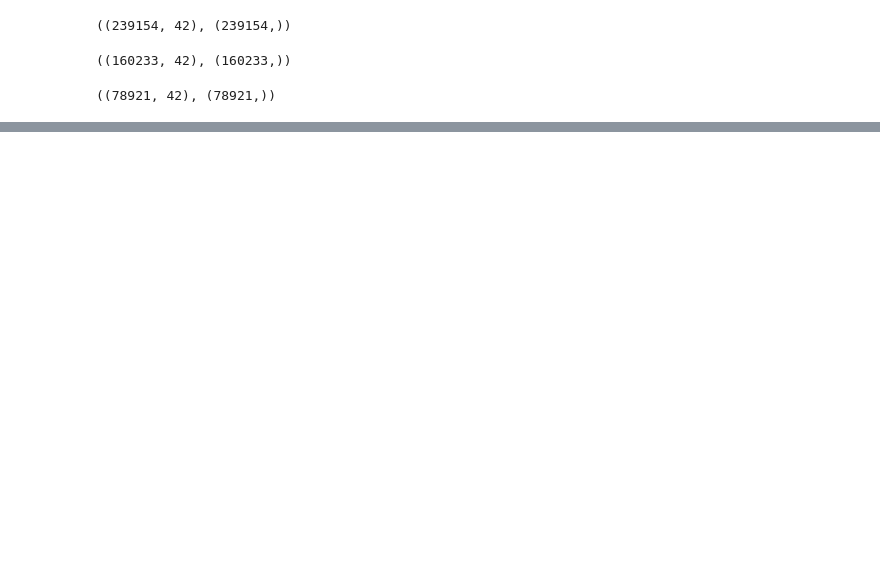
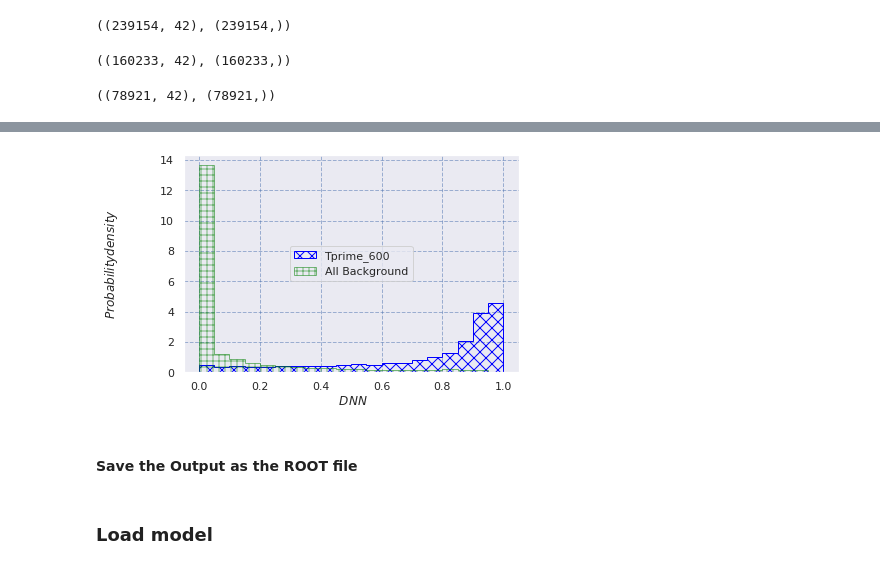
Before and after one commit to raj2022/Analysis_CMS_CERN, a Jupyter notebook: Codes/Training with TPrime_600GeV_&_all_five_As_ background_except_thq.ipynb, the cells around one changed output, grey strips where cells are left out. Drawn from its saved outputs; the diff is of its cells as text; code cells hidden in the pictures; blank space fills up the shorter version.

```diff
--- a/Codes/Training with TPrime_600GeV_&_all_five_As_ background_except_thq.ipynb
+++ b/Codes/Training with TPrime_600GeV_&_all_five_As_ background_except_thq.ipynb
@@ -315,0 +375,29 @@ Wall time: 17.6 µs
+# %%
+import matplotlib
+plt.figure()                                     # new window
+matplotlib.rcParams.update({'font.size':14})     # set all font sizes
+tTest = clf.predict(X_test)
+# if hasattr(clf, "decision_function"):
+#     tTest = clf.decision_function(X_test)        # if available use decision_function
+# else:
+#     tTest = clf.predict_proba(X_test)[:,1]       # for e.g. MLP need to use predict_proba
+tBkg = tTest[y_test==0]
+tSig = tTest[y_test==1]
+nBins = 20
+tMin = np.floor(np.min(tTest))
+tMax = np.ceil(np.max(tTest))
+bins = np.linspace(tMin, tMax, nBins+1)
+# plt.title('Multilayer perceptron')
+plt.xlabel(' $DNN$', labelpad=3)
+plt.ylabel('$Probability density$', labelpad=40)
+n, bins, patches = plt.hist(tSig, bins=bins, density=True, histtype='step', fill=False, color ='dodgerblue' ,edgecolor = 'blue', hatch = 'XX',label='Tprime_600')
+n, bins, patches = plt.hist(tBkg, bins=bins, density=True, histtype='step', fill=False,color = 'red' ,alpha=0.5, edgecolor = 'green', hatch='++', label = 'All Background')
+plt.grid(color = 'b', alpha = 0.5, linestyle = 'dashed')
+plt.legend(loc='center')
+plt.title('')
+# plt.savefig('/eos/home-s/sraj/M.Sc._Thesis/Plot_M.Sc._thesis/Plot_with_HDF5_files/''output_TPrime1200_all_background.png')
+plt.show()
+# %% [output]
+[figure, added]
+# %% [markdown]
+#### Save the Output as the ROOT file
@@ -315,0 +425,2 @@ Wall time: 17.6 µs
+# %% [markdown]
+### Load model
```
Also changed, not shown: parts of 104 cells of this notebook.
